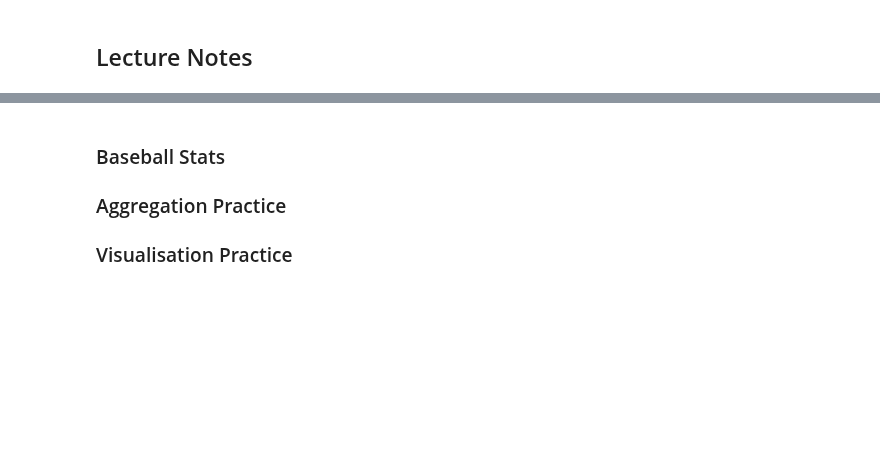
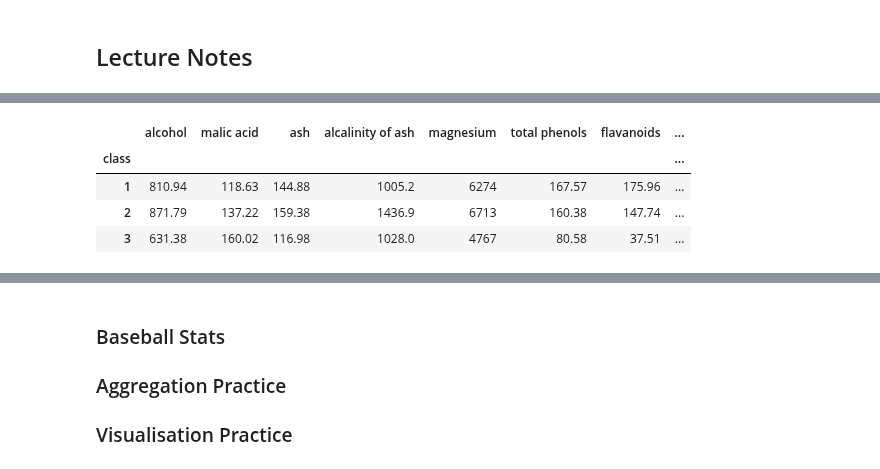
Before and after one commit to podopie/DAT18NYC, a Jupyter notebook: classes/03-visualisation.ipynb, the cells around one changed output, grey strips where cells are left out. Saved outputs shown, nothing was run; the diff lists cells and outputs as text; code cells hidden in the pictures; blank space fills up the shorter version.

```diff
--- a/classes/03-visualisation.ipynb
+++ b/classes/03-visualisation.ipynb
@@ -94,0 +157,8 @@ wine data set: https://archive.ics.uci.edu/ml/machine-learning-databases/wine/
+# %%
+winegroups.sum()
+# %% [output]
+|  | alcohol | malic acid | ash | alcalinity of ash | magnesium | total phenols | flavanoids | ... |
+| class |  |  |  |  |  |  |  | ... |
+| 1 | 810.94 | 118.63 | 144.88 | 1005.2 | 6274 | 167.57 | 175.96 | ... |
+| 2 | 871.79 | 137.22 | 159.38 | 1436.9 | 6713 | 160.38 | 147.74 | ... |
+| 3 | 631.38 | 160.02 | 116.98 | 1028.0 | 4767 | 80.58 | 37.51 | ... |
```
Also changed, not shown: parts of 11 cells of this notebook.
